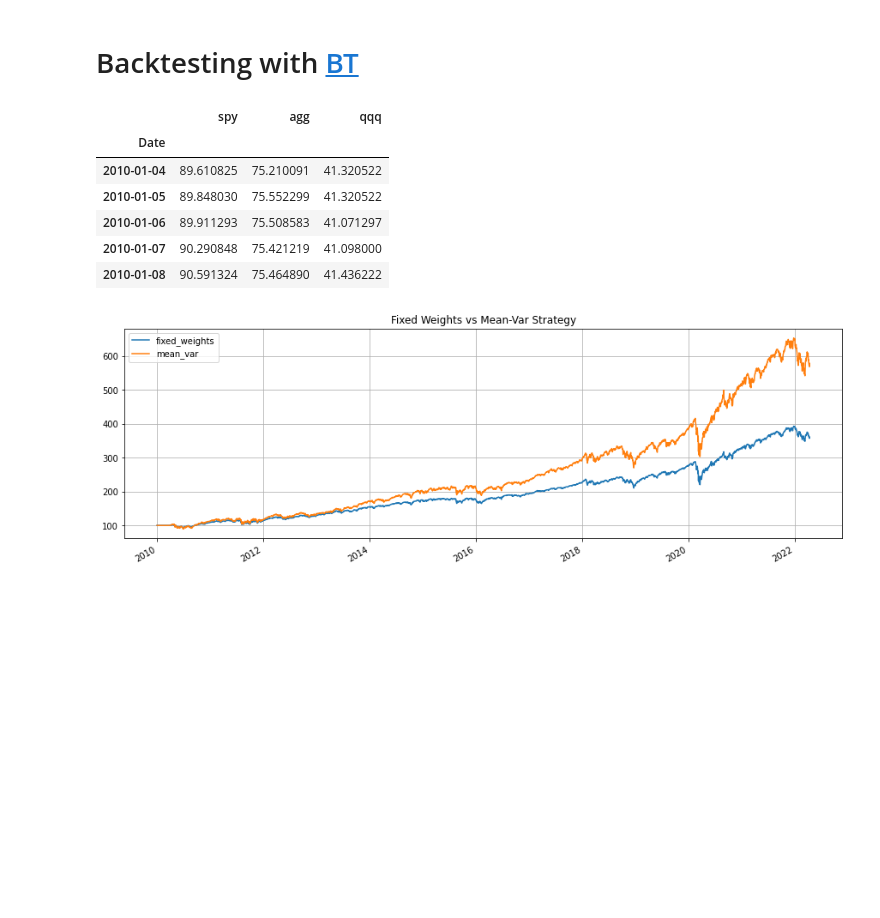
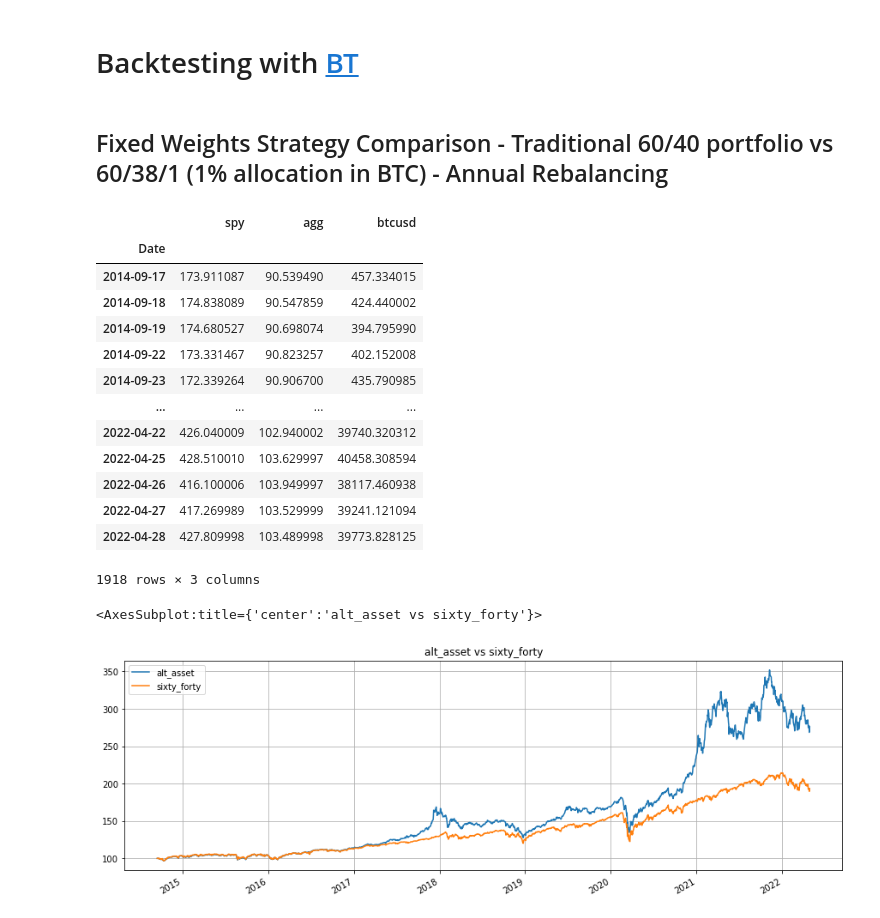
Before and after one commit to dbogatic/bt-backtest, a Jupyter notebook: bt_backtest.ipynb, the cells around one changed output. Saved outputs shown, nothing was run; the diff lists cells and outputs as text; code cells hidden in the pictures; blank space fills up the shorter version.

```diff
--- a/bt_backtest.ipynb
+++ b/bt_backtest.ipynb
@@ -5,13 +6,22 @@ import bt
+# %% [markdown]
+## Fixed Weights Strategy Comparison - Traditional 60/40 portfolio vs 60/38/1 (1% allocation in BTC) - Annual Rebalancing
 # %%
 # Get prices from Yahoo Finance
-data = bt.get('spy,agg,qqq', start='2010-01-01')
-data.head()
+data = bt.get('spy,agg,btc-usd', start='2014-01-01').ffill()
+data
 # %% [output]
-|  | spy | agg | qqq |
+|  | spy | agg | btcusd |
 | Date |  |  |  |
-| 2010-01-04 | 89.610825 | 75.210091 | 41.320522 |
-| 2010-01-05 | 89.848030 | 75.552299 | 41.320522 |
-| 2010-01-06 | 89.911293 | 75.508583 | 41.071297 |
-| 2010-01-07 | 90.290848 | 75.421219 | 41.098000 |
-| 2010-01-08 | 90.591324 | 75.464890 | 41.436222 |
+| 2014-09-17 | 173.911087 | 90.539490 | 457.334015 |
+| 2014-09-18 | 174.838089 | 90.547859 | 424.440002 |
+| 2014-09-19 | 174.680527 | 90.698074 | 394.795990 |
+| 2014-09-22 | 173.331467 | 90.823257 | 402.152008 |
+| 2014-09-23 | 172.339264 | 90.906700 | 435.790985 |
+| ... | ... | ... | ... |
+| 2022-04-22 | 426.040009 | 102.940002 | 39740.320312 |
+| 2022-04-25 | 428.510010 | 103.629997 | 40458.308594 |
+| 2022-04-26 | 416.100006 | 103.949997 | 38117.460938 |
+| 2022-04-27 | 417.269989 | 103.529999 | 39241.121094 |
+| 2022-04-28 | 427.809998 | 103.489998 | 39773.828125 |
+1918 rows × 3 columns
 # %%
@@ -36,10 +46,10 @@ test2 = bt.Backtest(mean_var, data)
 res = bt.run(test,test2)
 # %%
 # Plot strategy performance over time
-res.plot(grid=True, title='Fixed Weights vs Mean-Var Strategy')
-plt.
+res.plot(grid=True, title='alt_asset vs sixty_forty')
 # %% [output]
+<AxesSubplot:title={'center':'alt_asset vs sixty_forty'}>
-[figure, old version]
+[figure, new version]
 # %%
 # Display lookback returns
 res.display_lookback_returns()
```
Also changed, not shown: parts of 13 cells of this notebook.
